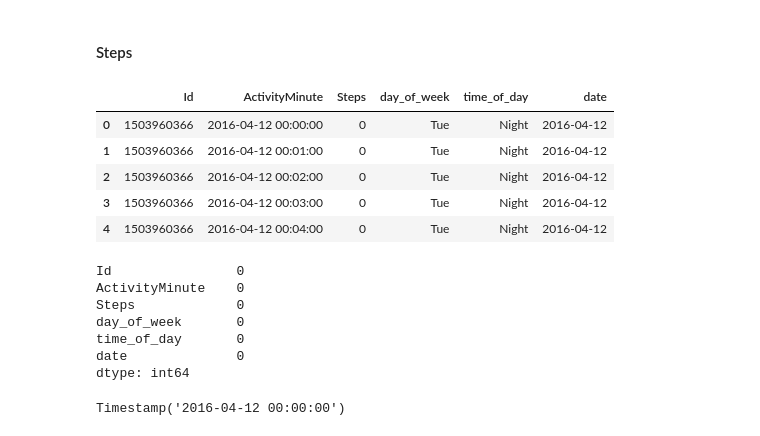
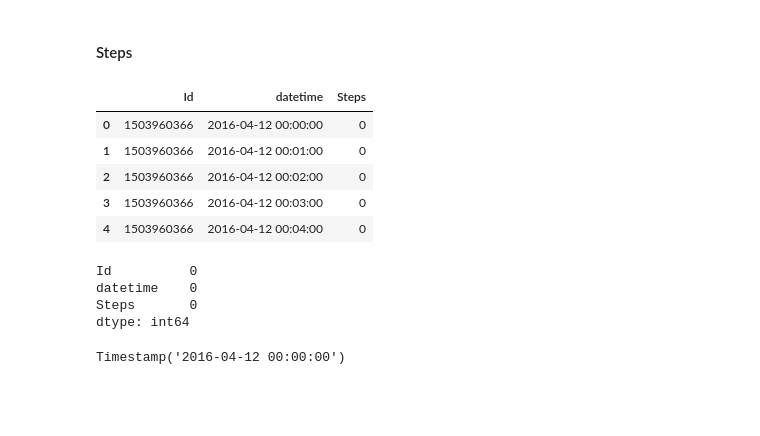
Before and after one commit to paulgreber/WellnessAnalysis, a Jupyter notebook: wellness_analysis.ipynb, the cells around one changed output. Saved outputs shown, nothing was run; the diff lists cells and outputs as text; code cells hidden in the pictures; blank space fills up the shorter version.

```diff
--- a/wellness_analysis.ipynb
+++ b/wellness_analysis.ipynb
@@ -56,6 +56,9 @@ Data validation will be done on each dataset. This process will involve checking
 
 Data processing will involve applying named categories to columns where it is needed and formatting dates and times so the data can be organized more clearly.
 # %%
-def format_datetime(df, datetime_col="ActivityMinute"):
-    return pd.to_datetime(df[datetime_col], format=r"%m/%d/%Y %I:%M:%S %p")
+def format_datetime(df, datetime_col="datetime"):
+    datetime_series = pd.to_datetime(df[datetime_col], format=r"%m/%d/%Y %I:%M:%S %p")
+    df = df.drop(datetime_col, axis=1)
+    df.insert(1, datetime_col, datetime_series)
+    return df
 # %%
@@ -101,26 +154,21 @@ def calc_time_of_day(df, datetime_col="ActivityMinute"):
 #### Steps
 # %%
 steps = pd.read_csv(r"./data/minuteStepsNarrow_merged.csv")
-steps['ActivityMinute'] = format_datetime(steps)
-steps['day_of_week'] = calc_day_of_week(steps)
-steps['time_of_day'] = calc_time_of_day(steps)
-steps['date'] = get_date(steps)
+steps.rename(columns={"ActivityMinute":"datetime"}, inplace=True)
+steps = format_datetime(steps)
 steps.head()
 # %% [output]
-|  | Id | ActivityMinute | Steps | day_of_week | time_of_day | date |
-| 0 | 1503960366 | 2016-04-12 00:00:00 | 0 | Tue | Night | 2016-04-12 |
-| 1 | 1503960366 | 2016-04-12 00:01:00 | 0 | Tue | Night | 2016-04-12 |
-| 2 | 1503960366 | 2016-04-12 00:02:00 | 0 | Tue | Night | 2016-04-12 |
-| 3 | 1503960366 | 2016-04-12 00:03:00 | 0 | Tue | Night | 2016-04-12 |
-| 4 | 1503960366 | 2016-04-12 00:04:00 | 0 | Tue | Night | 2016-04-12 |
+|  | Id | datetime | Steps |
+| 0 | 1503960366 | 2016-04-12 00:00:00 | 0 |
+| 1 | 1503960366 | 2016-04-12 00:01:00 | 0 |
+| 2 | 1503960366 | 2016-04-12 00:02:00 | 0 |
+| 3 | 1503960366 | 2016-04-12 00:03:00 | 0 |
+| 4 | 1503960366 | 2016-04-12 00:04:00 | 0 |
 # %%
 steps.isna().sum()
 # %% [output]
-Id                0
-ActivityMinute    0
-Steps             0
-day_of_week       0
-time_of_day       0
-date              0
+Id          0
+datetime    0
+Steps       0
 dtype: int64
 # %%
```
Also changed, not shown: parts of 82 cells of this notebook, 1 other file.
